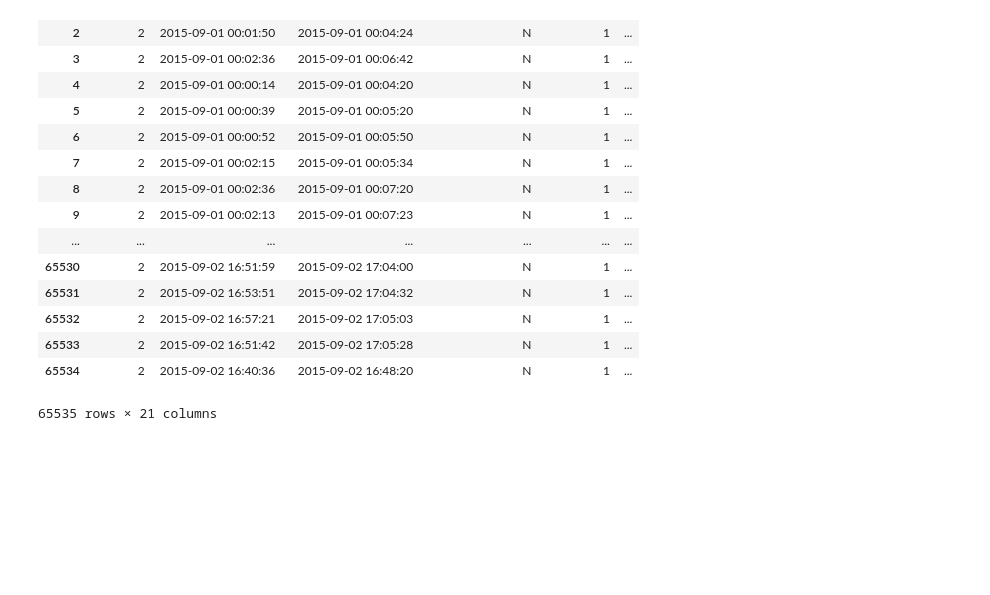
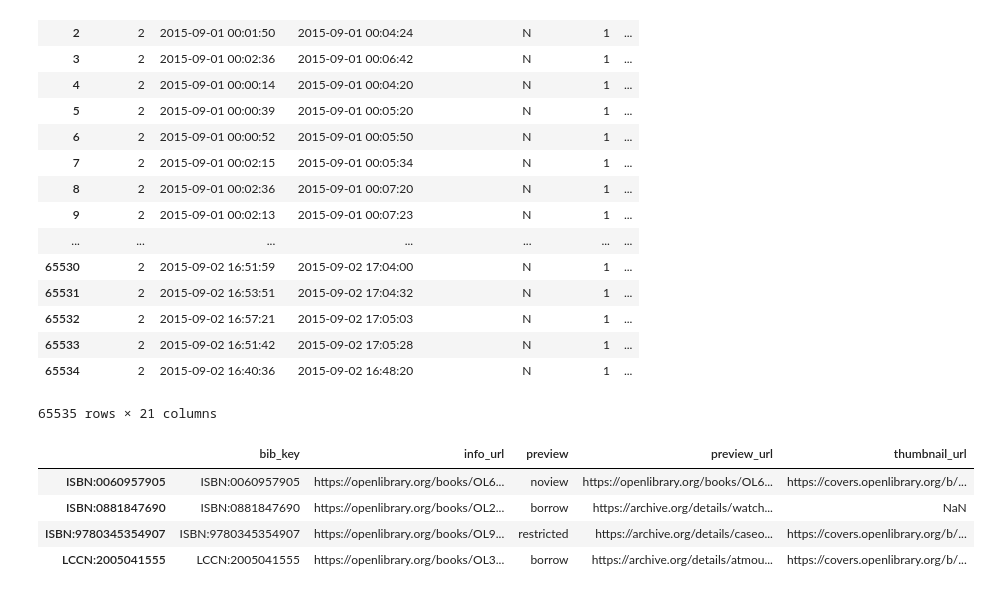
Before and after one commit to KostadinovK/Data-Science, a Jupyter notebook: 01-Data-Acquisition/Data-Acquisition-Demo.ipynb, the cells around one changed output. Drawn from its saved outputs; the diff is of its cells as text; code cells hidden in the pictures; blank space fills up the shorter version.

```diff
--- a/01-Data-Acquisition/Data-Acquisition-Demo.ipynb
+++ b/01-Data-Acquisition/Data-Acquisition-Demo.ipynb
@@ -65,3 +65,12 @@ tripdata
 | 65533 | 2 | 2015-09-02 16:51:42 | 2015-09-02 17:05:28 | N | 1 | ... |
 | 65534 | 2 | 2015-09-02 16:40:36 | 2015-09-02 16:48:20 | N | 1 | ... |
 65535 rows × 21 columns
+# %%
+books_data = pd.read_json("https://openlibrary.org/api/books?bibkeys=ISBN:9780345354907,ISBN:0881847690,LCCN:2005041555,ISBN:0060957905&format=json",orient = "index")
+books_data
+# %% [output]
+|  | bib_key | info_url | preview | preview_url | thumbnail_url |
+| ISBN:0060957905 | ISBN:0060957905 | https://openlibrary.org/books/OL6... | noview | https://openlibrary.org/books/OL6... | https://covers.openlibrary.org/b/... |
+| ISBN:0881847690 | ISBN:0881847690 | https://openlibrary.org/books/OL2... | borrow | https://archive.org/details/watch... | NaN |
+| ISBN:9780345354907 | ISBN:9780345354907 | https://openlibrary.org/books/OL9... | restricted | https://archive.org/details/caseo... | https://covers.openlibrary.org/b/... |
+| LCCN:2005041555 | LCCN:2005041555 | https://openlibrary.org/books/OL3... | borrow | https://archive.org/details/atmou... | https://covers.openlibrary.org/b/... |
```
